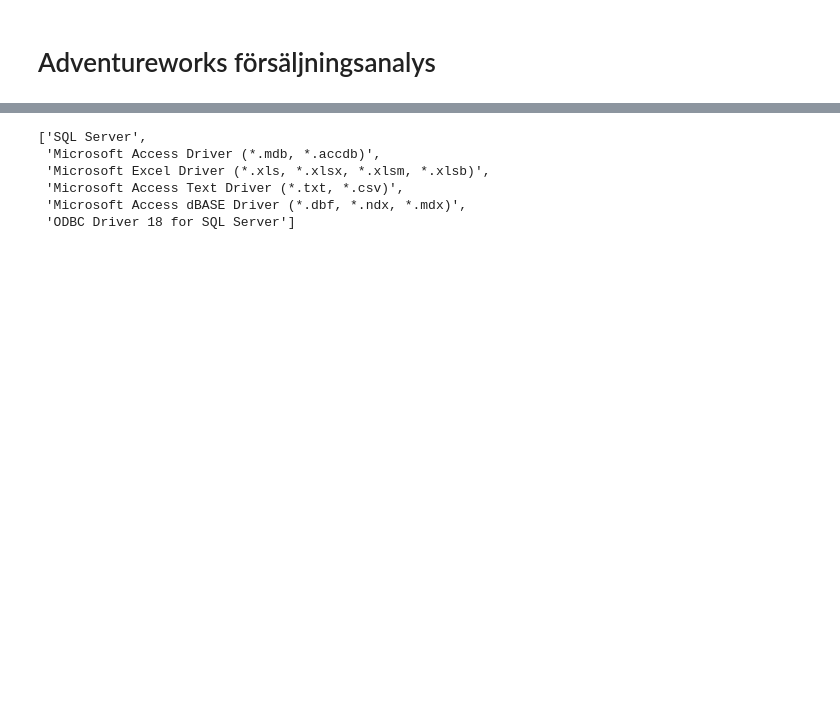
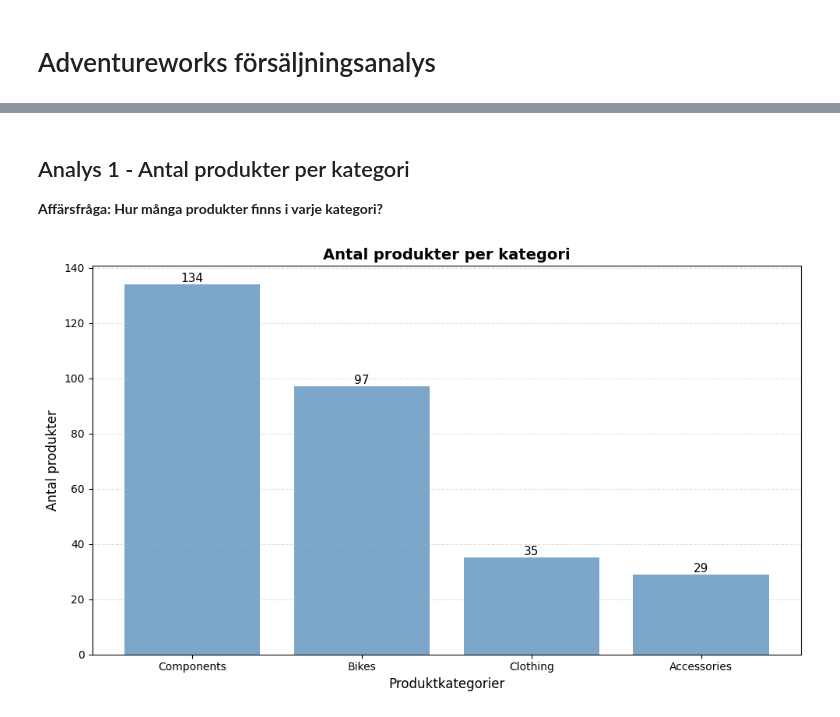
Before and after one commit to Shara-Hysen/adventureworks-sales-analysis-assignment, a Jupyter notebook: analysis.ipynb, the cells around one changed output, grey strips where cells are left out. Cells and saved outputs as stored; diff of their text form; code cells hidden in the pictures; blank space fills up the shorter version.

Commit message:
Add SQL query1 and visualization for product count per category

```diff
--- a/analysis.ipynb
+++ b/analysis.ipynb
@@ -29,10 +31,43 @@ except Exception as e:
-# %%
-import pyodbc
-pyodbc.drivers()
-# %% [output]
-['SQL Server',
- 'Microsoft Access Driver (*.mdb, *.accdb)',
- 'Microsoft Excel Driver (*.xls, *.xlsx, *.xlsm, *.xlsb)',
- 'Microsoft Access Text Driver (*.txt, *.csv)',
- 'Microsoft Access dBASE Driver (*.dbf, *.ndx, *.mdx)',
- 'ODBC Driver 18 for SQL Server']
+# %%
+def query_df(sql: str):
+    with engine.connect() as conn:
+        return pd.read_sql(text(sql), conn)
+# %% [markdown]
+## Analys 1 - Antal produkter per kategori
+**Affärsfråga: Hur många produkter finns i varje kategori?**
+# %%
+query_vis1 = """
+SELECT
+    pc.Name AS CategoryName,
+    COUNT(p.ProductID) AS ProductCount
+FROM Production.ProductCategory pc
+INNER JOIN Production.ProductSubcategory psc ON pc.ProductCategoryID = psc.ProductCategoryID
+INNER JOIN Production.Product p ON psc.ProductSubcategoryID = p.ProductSubcategoryID
+GROUP BY pc.Name
+ORDER BY ProductCount DESC
+"""
+
+df_vis1 = query_df(query_vis1)
+
+fig, ax = plt.subplots(figsize=(10,6))
+bars = ax.bar(df_vis1['CategoryName'], df_vis1['ProductCount'], color='steelblue', alpha=0.7)
+
+for bar in bars:
+    height = bar.get_height()
+    ax.text(
+        bar.get_x() + bar.get_width()/2,
+        height,
+        f'{int(height)}',
+        ha = 'center',
+        va = 'bottom',
+        fontsize=11
+    )
+
+ax.set_title('Antal produkter per kategori', fontsize=14, fontweight='bold')
+ax.set_xlabel('Produktkategorier',fontsize=12)
+ax.set_ylabel('Antal produkter', fontsize=12 )
+ax.grid(axis='y',linestyle='--', alpha=0.4)
+plt.tight_layout()
+plt.show()
+# %% [output]
+[figure, added]
```
Also changed, not shown: parts of 1 cell of this notebook, 1 other file.
